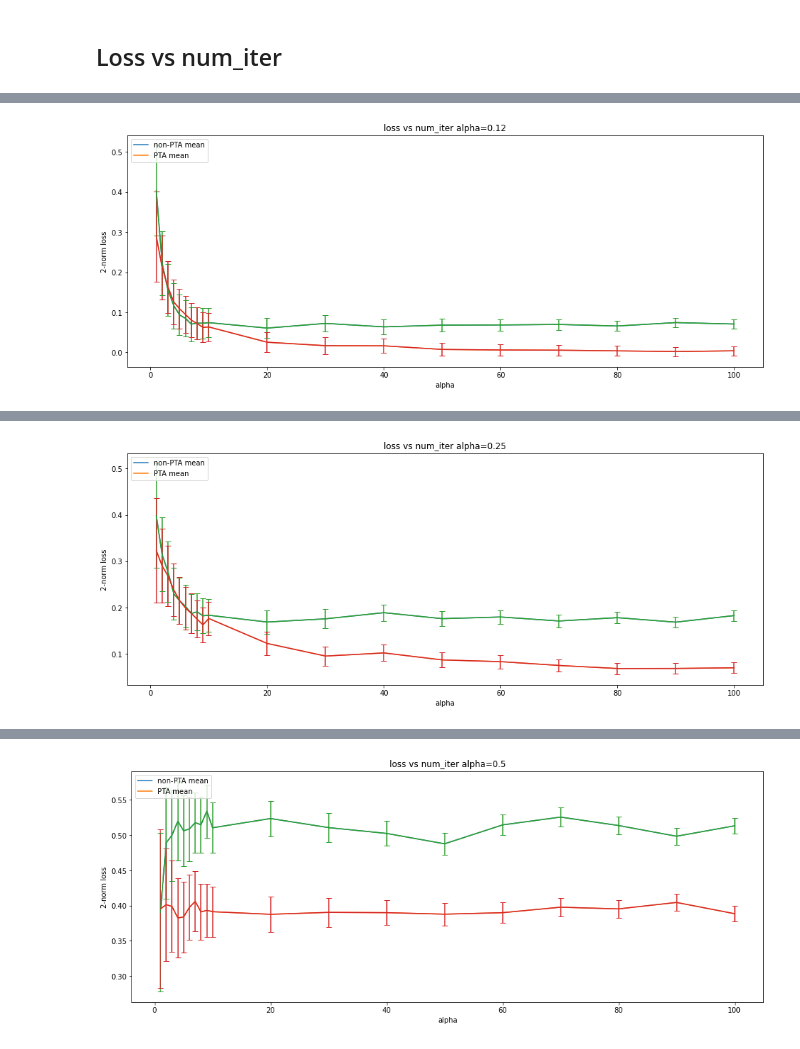
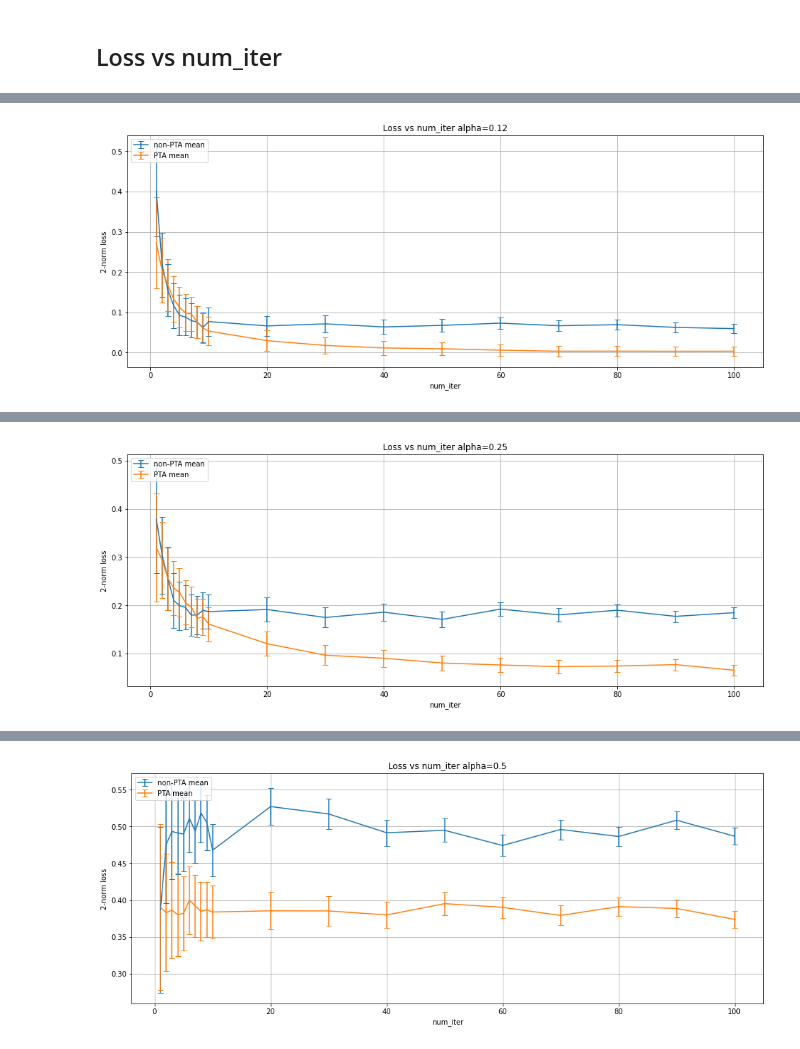
Before and after one commit to zrobertson466920/Probabalistic_Bisection, a Jupyter notebook: PTA_LPM.ipynb, the cells around one changed output, grey strips where cells are left out. Drawn from its saved outputs; the diff is of its cells as text; code cells hidden in the pictures.

```diff
--- a/PTA_LPM.ipynb
+++ b/PTA_LPM.ipynb
@@ -316,14 +317,16 @@ re_arr = np.zeros((50,num_itr))
 
 for itr in range(num_itr):
   t_true = np.random.rand()*np.pi/2
+  m_star = (np.cos(t_true),np.sin(t_true))
   # print(itr)
   for lp, al in enumerate(np.arange(0., .5, step)):
-    m,C = max_quasiconcave_metric(1e-4, al)
+    m,C = max_quasiconcave_metric(1e-4, al, 100)
     # re.append(abs(phi2(m[0], m[1])-phi2(m_star[0], m_star[1])))
     t = np.arccos(m[0])
     if t > np.pi/2:
       t = np.pi*2-t
-    re_arr[lp][itr] = np.linalg.norm(t-t_true)
+    # re_arr[lp][itr] = np.linalg.norm(t-t_true)
+    re_arr[lp][itr] = np.linalg.norm(m-m_star)
 
 re_max = np.amax(re_arr, 1)
 re_min = np.amin(re_arr, 1)
@@ -465,13 +468,15 @@ re_arr_nPTA = np.zeros((50,num_itr))
 
 for itr in range(num_itr):
   t_true = np.random.rand()*np.pi/2
+  m_star = (np.cos(t_true),np.sin(t_true))
   for lp, al in enumerate(np.arange(0., .5, step)):
-    m,C = max_quasiconcave_metric_nPTA(1e-4, al)
+    m,C = max_quasiconcave_metric_nPTA(1e-4, al, 25)
     # re.append(abs(phi2(m[0], m[1])-phi2(m_star[0], m_star[1])))
     t = np.arccos(m[0])
     if t > np.pi/2:
       t = np.pi*2-t
-    re_arr_nPTA[lp][itr] = np.linalg.norm(t-t_true)
+    # re_arr_nPTA[lp][itr] = np.linalg.norm(t-t_true)
+    re_arr_nPTA[lp][itr] = np.linalg.norm(m-m_star)
 
 re_max_nPTA = np.amax(re_arr_nPTA, 1)
 re_min_nPTA = np.amin(re_arr_nPTA, 1)
@@ -530,6 +541,7 @@ for i, al in enumerate([0, 0.12, 0.25, 0.5]):
   for j, iteration in enumerate(np.append(np.arange(1,10, 1), np.arange(10, 110, 10))):
     for itr in range(num_itr):
       t_true = np.random.rand()*np.pi/2
+      m_star = (np.cos(t_true),np.sin(t_true))
       # print(itr)
 
       m,C = max_quasiconcave_metric(1e-4, al, iteration)
@@ -537,7 +549,7 @@ for i, al in enumerate([0, 0.12, 0.25, 0.5]):
       t = np.arccos(m[0])
       if t > np.pi/2:
         t = np.pi*2-t
-      re_arr_iters[i][j][itr] = np.linalg.norm(t-t_true)
+      re_arr_iters[i][j][itr] = np.linalg.norm(m-m_star)
 
 re_max = np.amax(re_arr_iters, 2)
 re_min = np.amin(re_arr_iters, 2)
@@ -554,6 +566,7 @@ for i, al in enumerate([0, 0.12, 0.25, 0.5]):
   for j, iteration in enumerate(np.append(np.arange(1,10, 1), np.arange(10, 110, 10))):
     for itr in range(num_itr):
       t_true = np.random.rand()*np.pi/2
+      m_star = (np.cos(t_true),np.sin(t_true))
       # print(itr)
 
       m,C = max_quasiconcave_metric_nPTA(1e-4, al, iteration)
@@ -561,7 +574,7 @@ for i, al in enumerate([0, 0.12, 0.25, 0.5]):
       t = np.arccos(m[0])
       if t > np.pi/2:
         t = np.pi*2-t
-      re_arr_nPTA_iters[i][j][itr] = np.linalg.norm(t-t_true)
+      re_arr_nPTA_iters[i][j][itr] = np.linalg.norm(m-m_star)
 
 re_max_nPTA = np.amax(re_arr_nPTA_iters, 2)
 re_min_nPTA = np.amin(re_arr_nPTA_iters, 2)
@@ -578,15 +591,18 @@ for i in range(4):
   fig, ax = plt.subplots()
   fig.set_size_inches(16, 6)
 
-  ax.plot(num_iters, re_mean_nPTA[i], "-", alpha=1, label='non-PTA mean') # plot mean relative error
-  ax.plot(num_iters, re_mean[i], "-", alpha=1, label='PTA mean') # plot mean relative error
-  ax.errorbar(num_iters, re_mean_nPTA[i], yerr=hoeffding_iters, capsize=4)
-  ax.errorbar(num_iters, re_mean[i], yerr=hoeffding_iters, capsize=4)
+  # ax.plot(num_iters, re_mean_nPTA[i], "-", alpha=1, label='non-PTA mean') # plot mean relative error
+  # ax.plot(num_iters, re_mean[i], "-", alpha=1, label='PTA mean') # plot mean relative error
+  ax.errorbar(num_iters, re_mean_nPTA[i], yerr=hoeffding_iters, capsize=4, label='non-PTA mean')
+  ax.errorbar(num_iters, re_mean[i], yerr=hoeffding_iters, capsize=4, label='PTA mean')
 
   # plt.xticks(np.arange(0, .5, step=step), rotation=60, size="small")
-  plt.title("loss vs num_iter alpha={}".format(alphas[i]))
-  plt.xlabel("alpha")
+  plt.title("Loss vs num_iter alpha={}".format(alphas[i]))
+  plt.grid()
+  plt.xlabel("num_iter")
   plt.ylabel("2-norm loss")
   plt.legend(loc='upper left')
+  plt.savefig("Loss vs num_iter alpha={}.png".format(alphas[i]))
+  files.download("Loss vs num_iter alpha={}.png".format(alphas[i]))
   plt.show()
 # %% [output]
@@ -594 +614 @@ for i in range(4):
-[figure, old version]
+[figure, new version]
@@ -595 +617 @@ for i in range(4):
-[figure, old version]
+[figure, new version]
@@ -596 +620 @@ for i in range(4):
-[figure, old version]
+[figure, new version]
```
Also changed, not shown: parts of 9 cells of this notebook.
